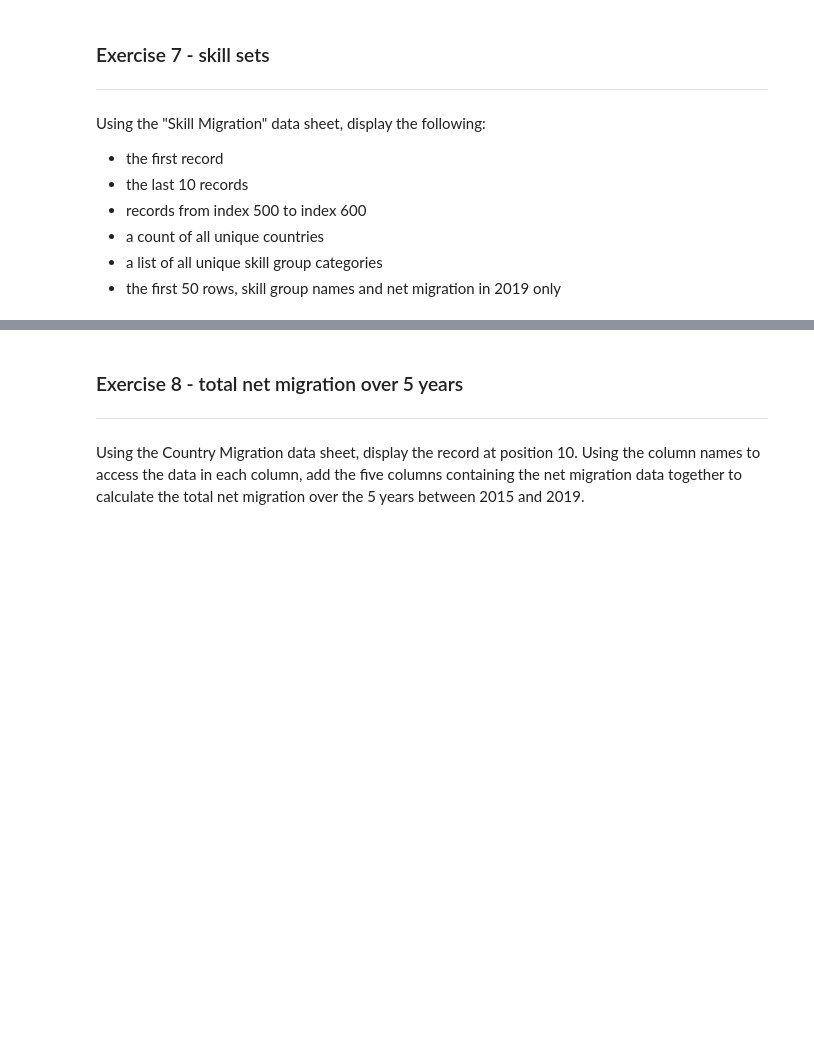
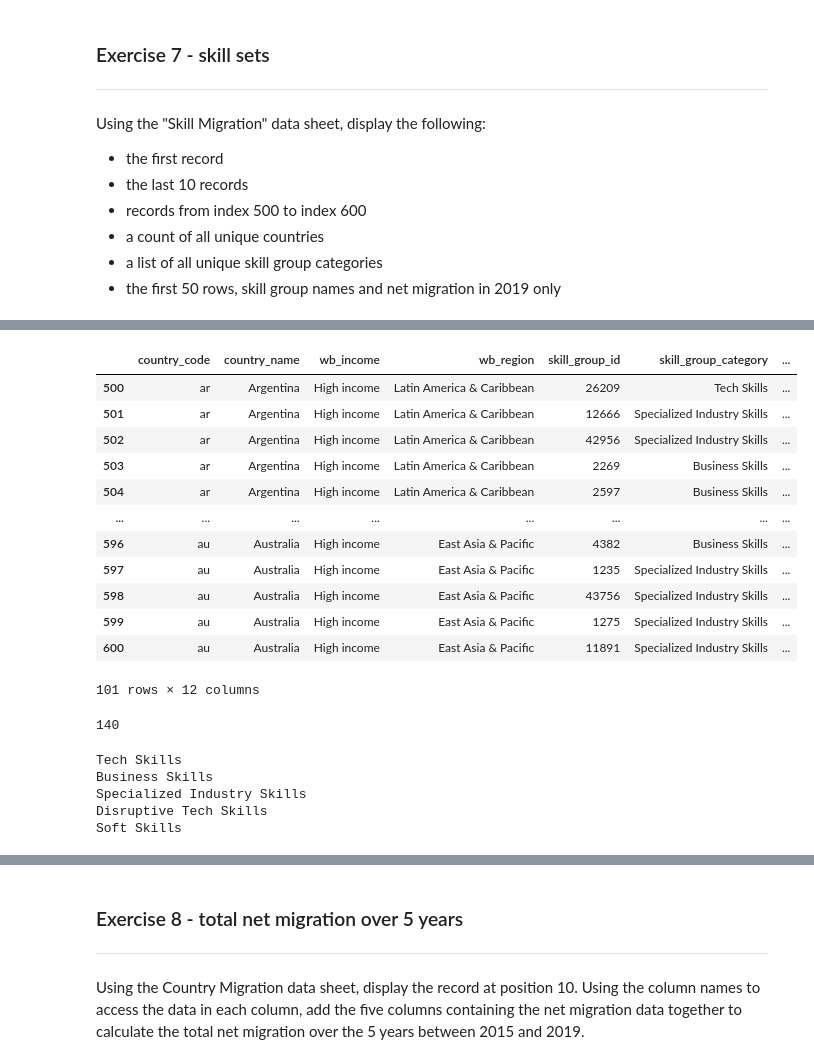
Before and after one commit to deliabel/CodeDivisionWorksheets, a Jupyter notebook: Copy_of_22_Interrogating_dataframes.ipynb, the cells around one changed output, grey strips where cells are left out. Cells and saved outputs as stored; diff of their text form; code cells hidden in the pictures; blank space fills up the shorter version.

```diff
--- a/Copy_of_22_Interrogating_dataframes.ipynb
+++ b/Copy_of_22_Interrogating_dataframes.ipynb
@@ -200,0 +217,33 @@ skillmig_df = pd.read_excel("https://github.com/futureCodersSE/working-with-data
+# %%
+# records from index 500 to index 600
+skillmig_df.iloc[500: 601]
+# %% [output]
+|  | country_code | country_name | wb_income | wb_region | skill_group_id | skill_group_category | ... |
+| 500 | ar | Argentina | High income | Latin America & Caribbean | 26209 | Tech Skills | ... |
+| 501 | ar | Argentina | High income | Latin America & Caribbean | 12666 | Specialized Industry Skills | ... |
+| 502 | ar | Argentina | High income | Latin America & Caribbean | 42956 | Specialized Industry Skills | ... |
+| 503 | ar | Argentina | High income | Latin America & Caribbean | 2269 | Business Skills | ... |
+| 504 | ar | Argentina | High income | Latin America & Caribbean | 2597 | Business Skills | ... |
+| ... | ... | ... | ... | ... | ... | ... | ... |
+| 596 | au | Australia | High income | East Asia & Pacific | 4382 | Business Skills | ... |
+| 597 | au | Australia | High income | East Asia & Pacific | 1235 | Specialized Industry Skills | ... |
+| 598 | au | Australia | High income | East Asia & Pacific | 43756 | Specialized Industry Skills | ... |
+| 599 | au | Australia | High income | East Asia & Pacific | 1275 | Specialized Industry Skills | ... |
+| 600 | au | Australia | High income | East Asia & Pacific | 11891 | Specialized Industry Skills | ... |
+101 rows × 12 columns
+# %%
+# a count of all unique countries
+len(skillmig_df['country_name'].unique())
+# %% [output]
+140
+# %%
+# a list of all unique skill group categories
+skill_cat = skillmig_df['skill_group_category'].unique()
+for skill in skill_cat:
+  print(skill)
+# %% [output]
+Tech Skills
+Business Skills
+Specialized Industry Skills
+Disruptive Tech Skills
+Soft Skills
```
Also changed, not shown: parts of 6 cells of this notebook.
